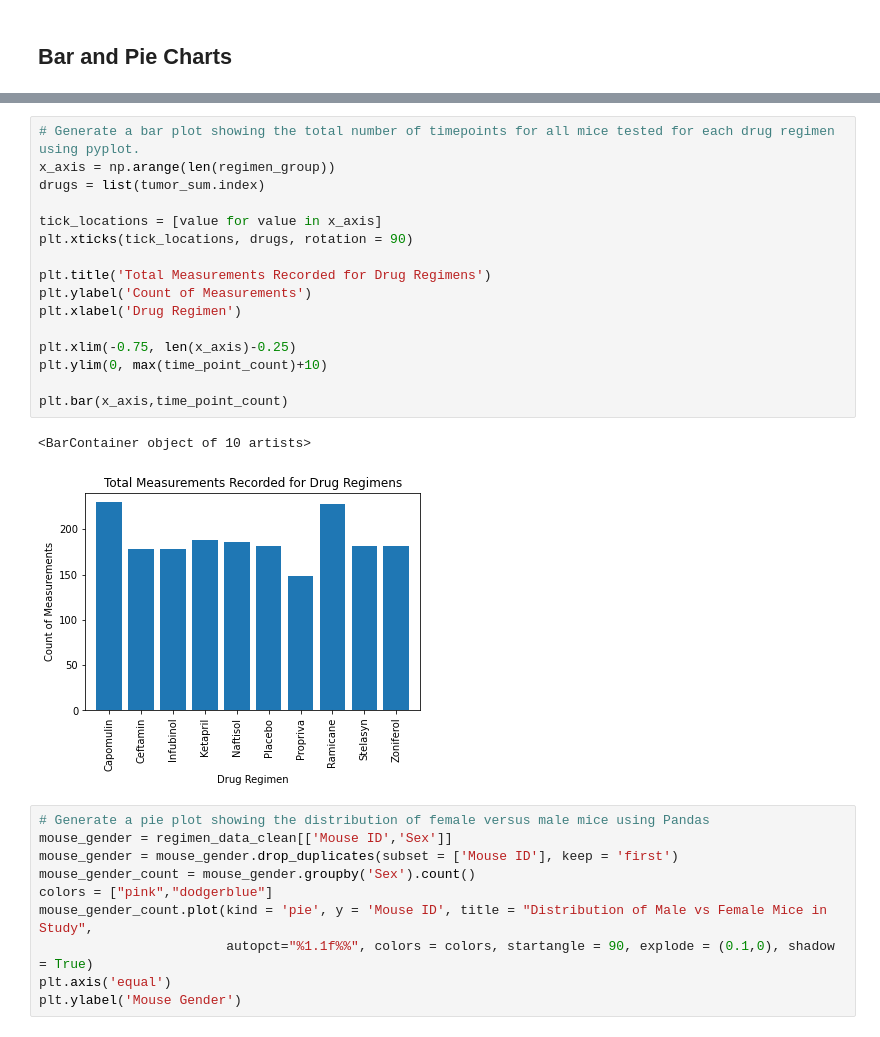
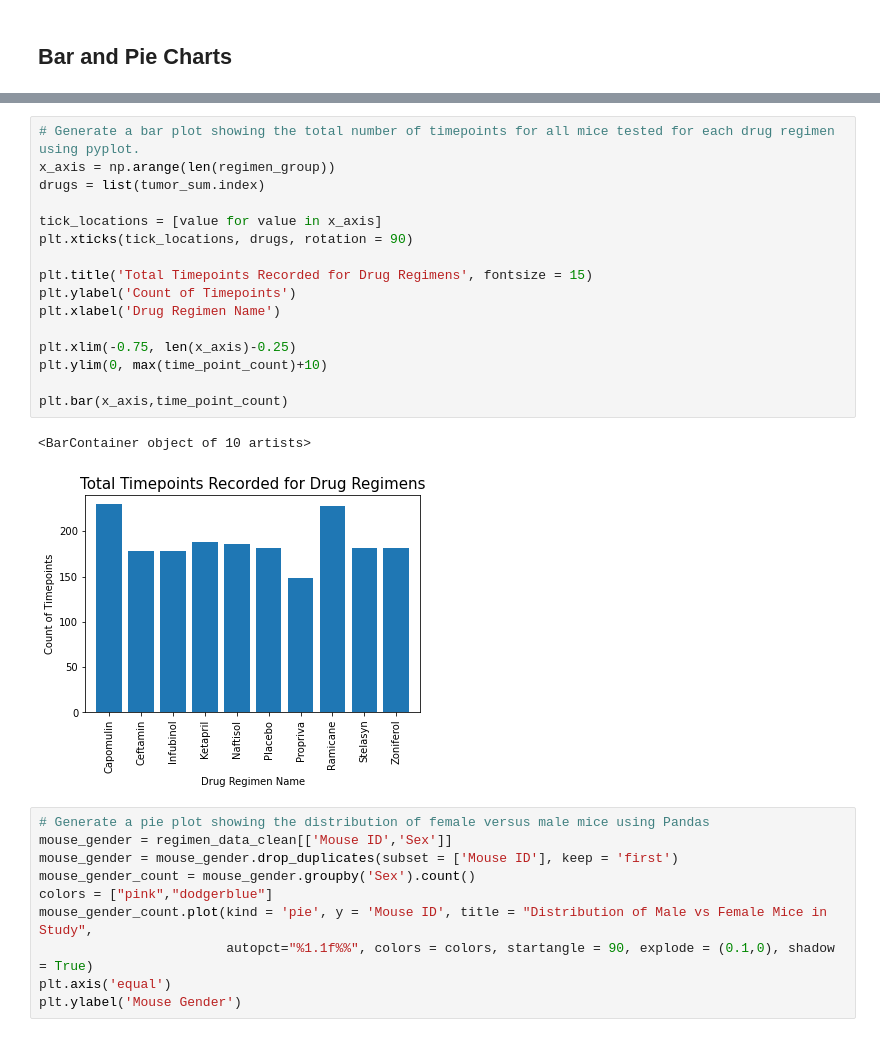
Before and after one commit to cjdance/matplotlib-challenge, a Jupyter notebook: Pymaceuticals/pymaceuticals_starter.ipynb, the cells around one changed output, grey strips where cells are left out. Saved outputs shown, nothing was run; the diff lists cells and outputs as text.

```diff
--- a/Pymaceuticals/pymaceuticals_starter.ipynb
+++ b/Pymaceuticals/pymaceuticals_starter.ipynb
@@ -166,22 +183,22 @@ plt.ylim(0, max(time_point_count)+10)
 # %%
 # Generate a bar plot showing the total number of timepoints for all mice tested for each drug regimen using pyplot.
 x_axis = np.arange(len(regimen_group))
 drugs = list(tumor_sum.index)
 
 tick_locations = [value for value in x_axis]
 plt.xticks(tick_locations, drugs, rotation = 90)
 
-plt.title('Total Measurements Recorded for Drug Regimens')
-plt.ylabel('Count of Measurements')
-plt.xlabel('Drug Regimen')
+plt.title('Total Timepoints Recorded for Drug Regimens', fontsize = 15)
+plt.ylabel('Count of Timepoints')
+plt.xlabel('Drug Regimen Name')
 
 plt.xlim(-0.75, len(x_axis)-0.25)
 plt.ylim(0, max(time_point_count)+10)
 
 plt.bar(x_axis,time_point_count)
 # %% [output]
 <BarContainer object of 10 artists>
-[figure, old version]
+[figure, new version]
 # %%
 # Generate a pie plot showing the distribution of female versus male mice using Pandas
 mouse_gender = regimen_data_clean[['Mouse ID','Sex']]
```
Also changed, not shown: parts of 7 cells of this notebook.
